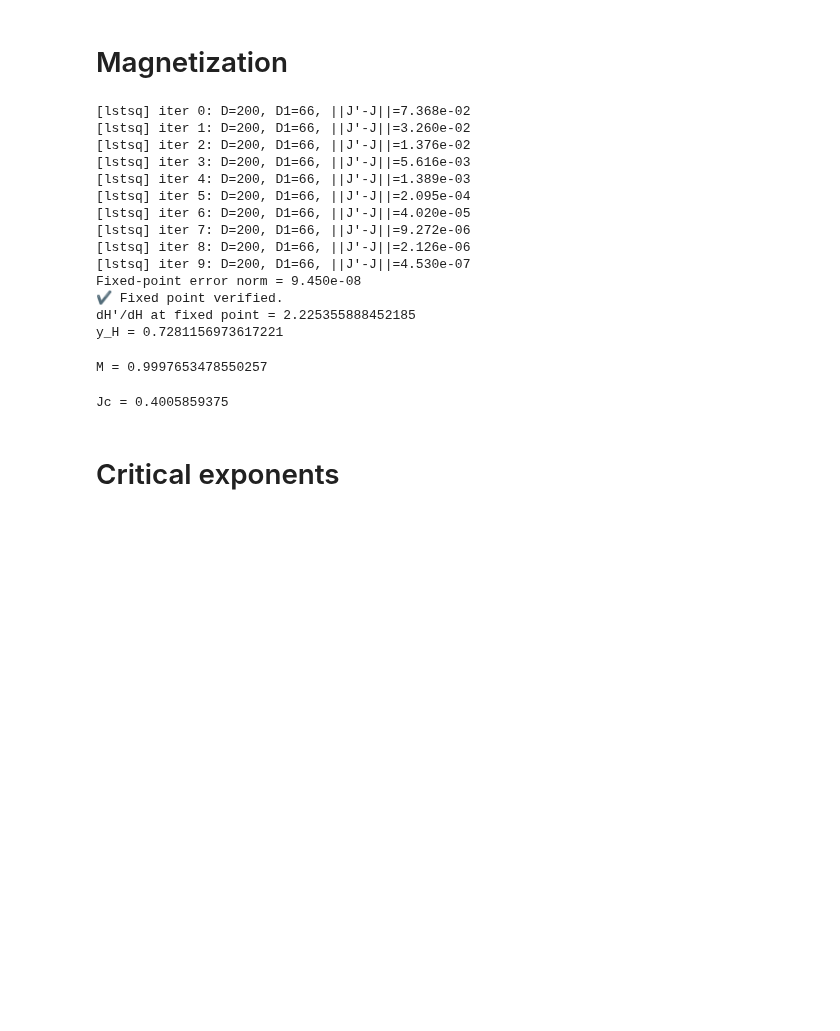
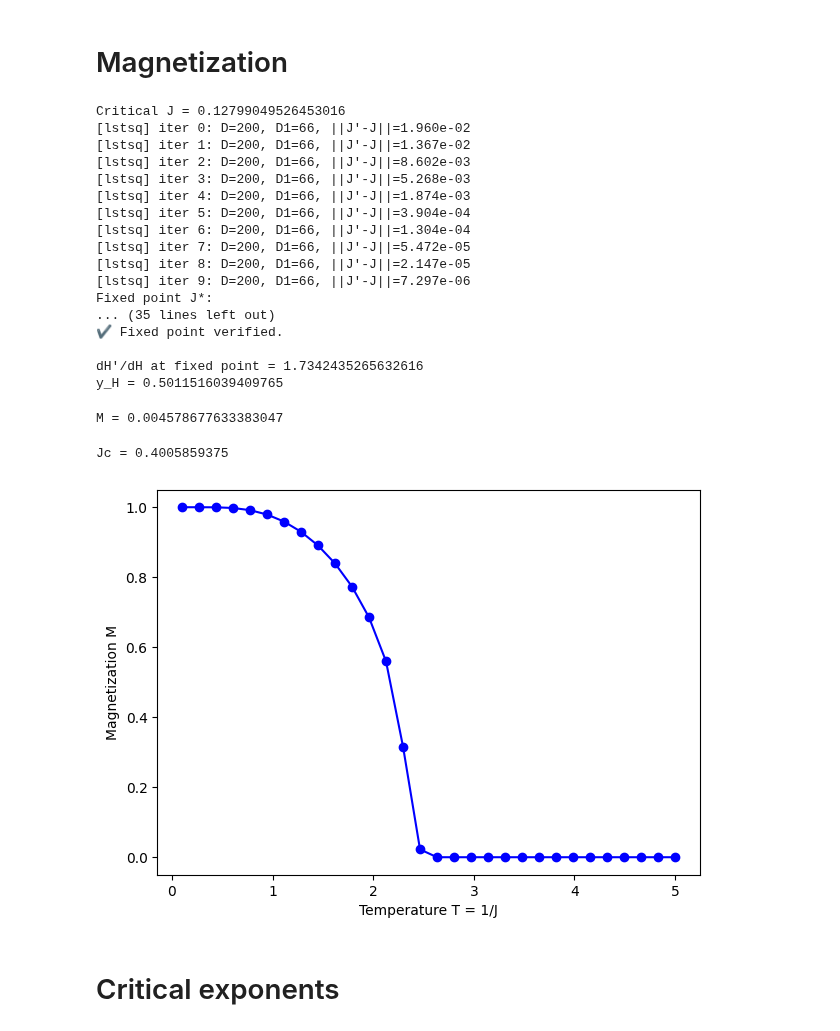
Before and after one commit to erbilcanartun/long-range-ising-chain, a Jupyter notebook: notebooks/new_foundation.ipynb, the cells around one changed output. Saved outputs shown, nothing was run; the diff lists cells and outputs as text; code cells hidden in the pictures; blank space fills up the shorter version.

```diff
--- a/notebooks/new_foundation.ipynb
+++ b/notebooks/new_foundation.ipynb
@@ -206,55 +257,75 @@ plt.show()
 # %% [markdown]
 # Magnetization
 # %%
-Jc = find_critical_J(a=1.5, J_low=1e-3, J_high=1e2, TM_r=1, max_dist_final=10,
-                     n_steps=6, threshold=0.1, tol=0.001, max_iter=20)
-J0 = build_initial_guess(Jc, a=1.5, D=200)
+a = 1
+tolerance = 1e-5
+
+Jc = find_Jc(
+    a=a,
+    Jlow=1e-2, Jhigh=1e2,
+    max_steps=6, max_dist_final=5,
+    tol=tolerance,
+    growth_threshold=1e4, decay_threshold=1e-4
+)
+print("Critical J =", Jc)
+
+J0 = build_initial_guess(Jc, a=a, D=200)
 J_star, info = newton_rg_lstsq(J0, verbose=True)
-err = check_fixed_point(J_star)
-
+print("Fixed point J*:\n", J_star)
+err = check_fixed_point(J_star, tol=tolerance)
+print()
 yH, alphaH = magnetic_exponent_yH(J_star, eps=1e-8, b=3.0)
 print("dH'/dH at fixed point =", alphaH)
 print("y_H =", yH)
 # %% [output]
-[lstsq] iter 0: D=200, D1=66, ||J'-J||=7.368e-02
-[lstsq] iter 1: D=200, D1=66, ||J'-J||=3.260e-02
-[lstsq] iter 2: D=200, D1=66, ||J'-J||=1.376e-02
-[lstsq] iter 3: D=200, D1=66, ||J'-J||=5.616e-03
-[lstsq] iter 4: D=200, D1=66, ||J'-J||=1.389e-03
-[lstsq] iter 5: D=200, D1=66, ||J'-J||=2.095e-04
-[lstsq] iter 6: D=200, D1=66, ||J'-J||=4.020e-05
-[lstsq] iter 7: D=200, D1=66, ||J'-J||=9.272e-06
-[lstsq] iter 8: D=200, D1=66, ||J'-J||=2.126e-06
-[lstsq] iter 9: D=200, D1=66, ||J'-J||=4.530e-07
-Fixed-point error norm = 9.450e-08
+Critical J = 0.12799049526453016
+[lstsq] iter 0: D=200, D1=66, ||J'-J||=1.960e-02
+[lstsq] iter 1: D=200, D1=66, ||J'-J||=1.367e-02
+[lstsq] iter 2: D=200, D1=66, ||J'-J||=8.602e-03
+[lstsq] iter 3: D=200, D1=66, ||J'-J||=5.268e-03
+[lstsq] iter 4: D=200, D1=66, ||J'-J||=1.874e-03
+[lstsq] iter 5: D=200, D1=66, ||J'-J||=3.904e-04
+[lstsq] iter 6: D=200, D1=66, ||J'-J||=1.304e-04
+[lstsq] iter 7: D=200, D1=66, ||J'-J||=5.472e-05
+[lstsq] iter 8: D=200, D1=66, ||J'-J||=2.147e-05
+[lstsq] iter 9: D=200, D1=66, ||J'-J||=7.297e-06
+Fixed point J*:
+... (35 lines left out)
 ✔ Fixed point verified.
-dH'/dH at fixed point = 2.225355888452185
-y_H = 0.7281156973617221
+
+dH'/dH at fixed point = 1.7342435265632616
+y_H = 0.5011516039409765
 # %%
-a = 1.2
-
-M = magnetization(2, a, 1, max_dist_final=4, max_steps=10)
+J = Jc+.001
+M = magnetization(J, a, Jc, max_dist_final=5, max_steps=10)
 print("M =", M)
 # %% [output]
-M = 0.9997653478550257
+M = 0.004578677633383047
 # %%
 # Parameters
 a = 1.5
-Jc = find_critical_J(a)
+Jc = find_Jc(
+    a=a,
+    Jlow=1e-2, Jhigh=1e2,
+    max_steps=6, max_dist_final=5,
+    tol=1e-5, growth_threshold=1e4, decay_threshold=1e-4
+)
 print(f"Jc = {Jc}")
-T_values = np.linspace(0.1, 5.0, 10)
+T_values = np.linspace(0.1, 1.5 * Jc, 30)
 J_values = 1.0 / T_values
 
 M_values = [magnetization(J0, a, Jc) for J0 in J_values]
 
-plt.figure(figsize=(7,5))
-plt.plot(T_values, M_values)
+plt.figure(figsize=(7, 5))
+plt.plot(T_values, M_values, 'b-o')
 plt.xlabel("Temperature T = 1/J")
 plt.ylabel("Magnetization M")
-plt.grid(False)
+plt.ylim(0, 1.05)
+plt.grid(True)
 plt.show()
 # %% [output]
 Jc = 0.4005859375
+[figure, added]
 # %% [markdown]
 # Critical exponents
 # %%
```
Also changed, not shown: parts of 15 cells of this notebook, 4 other files.
